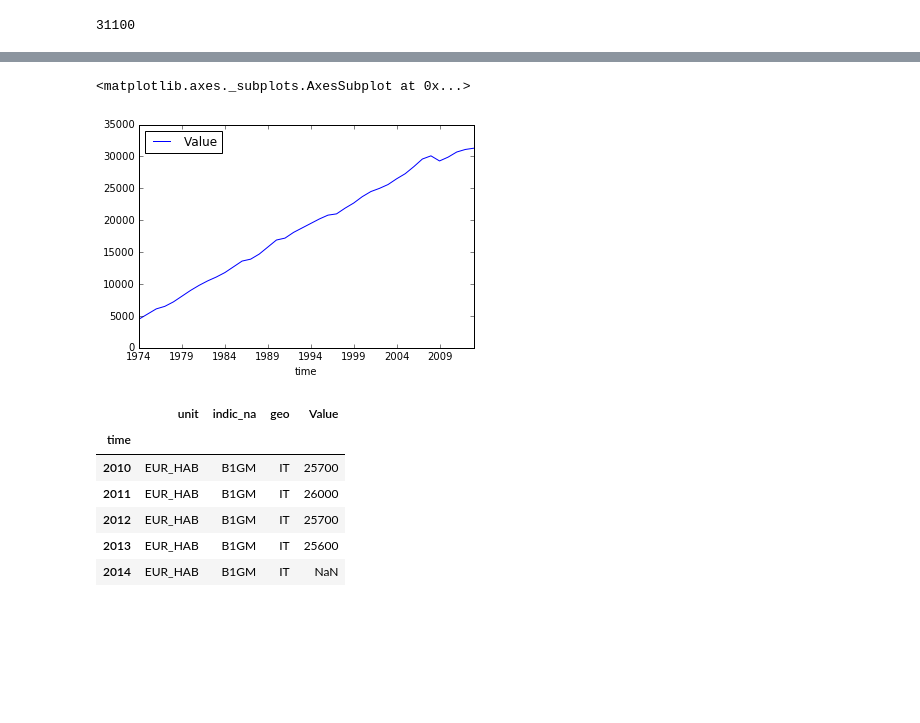
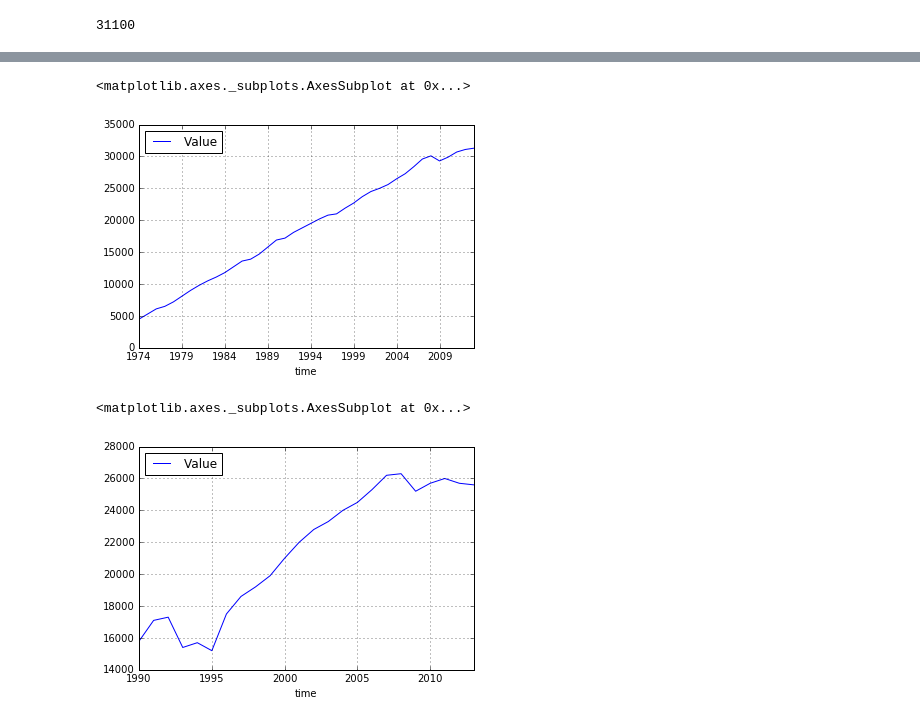
Before and after one commit to 26fe/jsonstat.py, a Jupyter notebook: examples-notebooks/eurostat.ipynb, the cells around one changed output, grey strips where cells are left out. Drawn from its saved outputs; the diff is of its cells as text; code cells hidden in the pictures; blank space fills up the shorter version.

```diff
--- a/examples-notebooks/eurostat.ipynb
+++ b/examples-notebooks/eurostat.ipynb
@@ -120,8 +121,7 @@ else:
 # %% [output]
 using alredy donwloaded file /Users/26fe_nas/prj.python/jsonstat.py/tests/fixtures/eurostat/eurostat-name_gpd_c-geo_IT_FR.json
 # %%
-collection_2 = jsonstat.JsonStatCollection()
-collection_2.from_file(file_path_2)
+collection_2 = jsonstat.from_file(file_path_2)
 nama_gdp_c_2 = collection_2.dataset('nama_gdp_c')
 nama_gdp_c_2
 # %% [output]
@@ -162,18 +168,14 @@ df_2.tail()
 # %%
-df_2 = nama_gdp_c_2.to_data_frame('time', content='id', blocked_dims={'geo':'FR'})
-df_2 = df_2.dropna()
-df_2.plot()
+df_3 = nama_gdp_c_2.to_data_frame('time', content='id', blocked_dims={'geo':'FR'})
+df_3 = df_3.dropna()
+df_3.plot(grid=True)
 # %% [output]
 <matplotlib.axes._subplots.AxesSubplot at 0x...>
-[figure, old version]
+[figure, new version]
 # %%
-df_2 = nama_gdp_c_2.to_data_frame('time', content='id', blocked_dims={'geo':'IT'})
-df_2.tail()
+df_4 = nama_gdp_c_2.to_data_frame('time', content='id', blocked_dims={'geo':'IT'})
+df_4 = df_4.dropna()
+df_4.plot(grid=True)
 # %% [output]
-|  | unit | indic_na | geo | Value |
-| time |  |  |  |  |
-| 2010 | EUR_HAB | B1GM | IT | 25700 |
-| 2011 | EUR_HAB | B1GM | IT | 26000 |
-| 2012 | EUR_HAB | B1GM | IT | 25700 |
-| 2013 | EUR_HAB | B1GM | IT | 25600 |
-| 2014 | EUR_HAB | B1GM | IT | NaN |
+<matplotlib.axes._subplots.AxesSubplot at 0x...>
+[figure, added]
```
Also changed, not shown: parts of 6 cells of this notebook, 1 other file.
